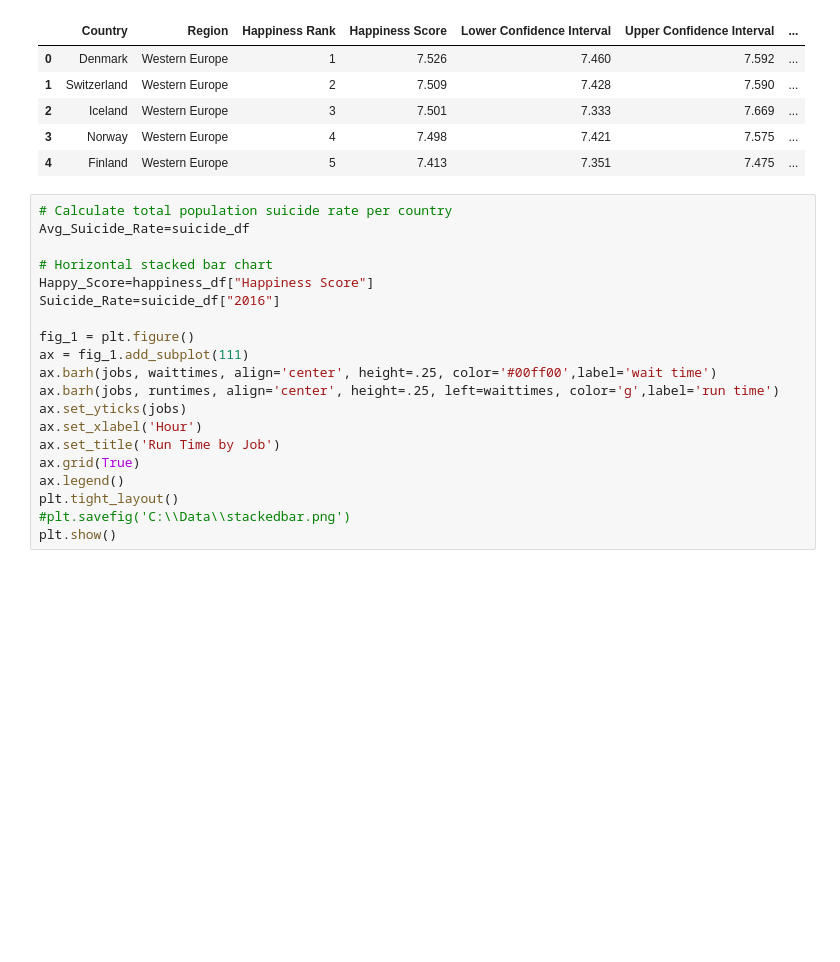
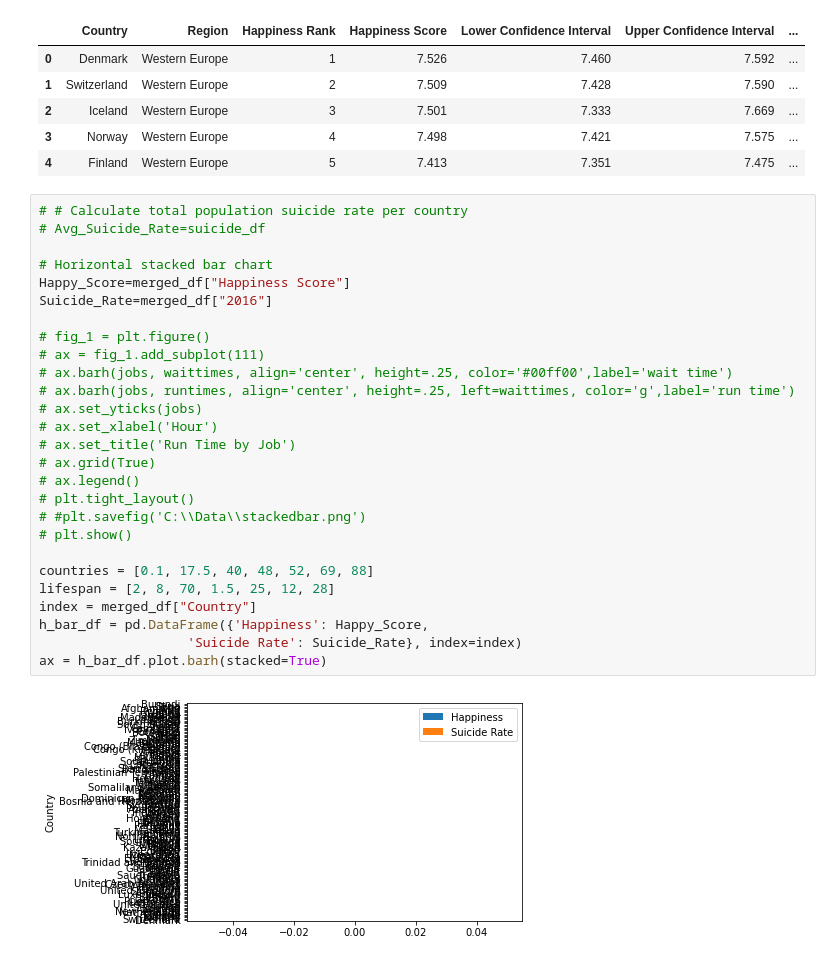
Before and after one commit to TBBSparks/Team-Happiness, a Jupyter notebook: Suicide_Analysis.ipynb, the cells around one changed output. Cells and saved outputs as stored; diff of their text form; blank space fills up the shorter version.

```diff
--- a/Suicide_Analysis.ipynb
+++ b/Suicide_Analysis.ipynb
@@ -45,22 +45,31 @@ merged_df.head()
 | 3 | Norway | Western Europe | 4 | 7.498 | 7.421 | 7.575 | ... |
 | 4 | Finland | Western Europe | 5 | 7.413 | 7.351 | 7.475 | ... |
 # %%
-# Calculate total population suicide rate per country
-Avg_Suicide_Rate=suicide_df
+# # Calculate total population suicide rate per country
+# Avg_Suicide_Rate=suicide_df
 
 # Horizontal stacked bar chart
-Happy_Score=happiness_df["Happiness Score"]
-Suicide_Rate=suicide_df["2016"]
+Happy_Score=merged_df["Happiness Score"]
+Suicide_Rate=merged_df["2016"]
 
-fig_1 = plt.figure()
-ax = fig_1.add_subplot(111)
-ax.barh(jobs, waittimes, align='center', height=.25, color='#00ff00',label='wait time')
-ax.barh(jobs, runtimes, align='center', height=.25, left=waittimes, color='g',label='run time')
-ax.set_yticks(jobs)
-ax.set_xlabel('Hour')
-ax.set_title('Run Time by Job')
-ax.grid(True)
-ax.legend()
-plt.tight_layout()
-#plt.savefig('C:\\Data\\stackedbar.png')
-plt.show()
+# fig_1 = plt.figure()
+# ax = fig_1.add_subplot(111)
+# ax.barh(jobs, waittimes, align='center', height=.25, color='#00ff00',label='wait time')
+# ax.barh(jobs, runtimes, align='center', height=.25, left=waittimes, color='g',label='run time')
+# ax.set_yticks(jobs)
+# ax.set_xlabel('Hour')
+# ax.set_title('Run Time by Job')
+# ax.grid(True)
+# ax.legend()
+# plt.tight_layout()
+# #plt.savefig('C:\\Data\\stackedbar.png')
+# plt.show()
+
+countries = [0.1, 17.5, 40, 48, 52, 69, 88]
+lifespan = [2, 8, 70, 1.5, 25, 12, 28]
+index = merged_df["Country"]
+h_bar_df = pd.DataFrame({'Happiness': Happy_Score,
+                   'Suicide Rate': Suicide_Rate}, index=index)
+ax = h_bar_df.plot.barh(stacked=True)
+# %% [output]
+[figure, added]
```
Also changed, not shown: 1 other file.
